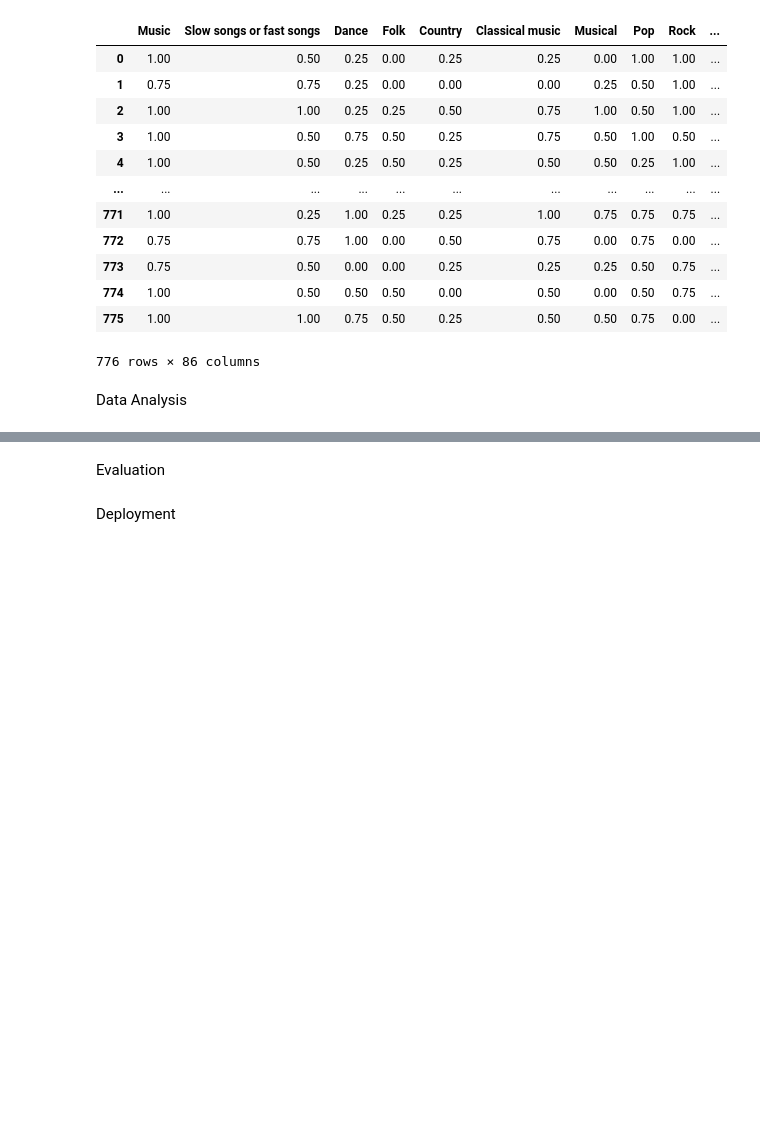
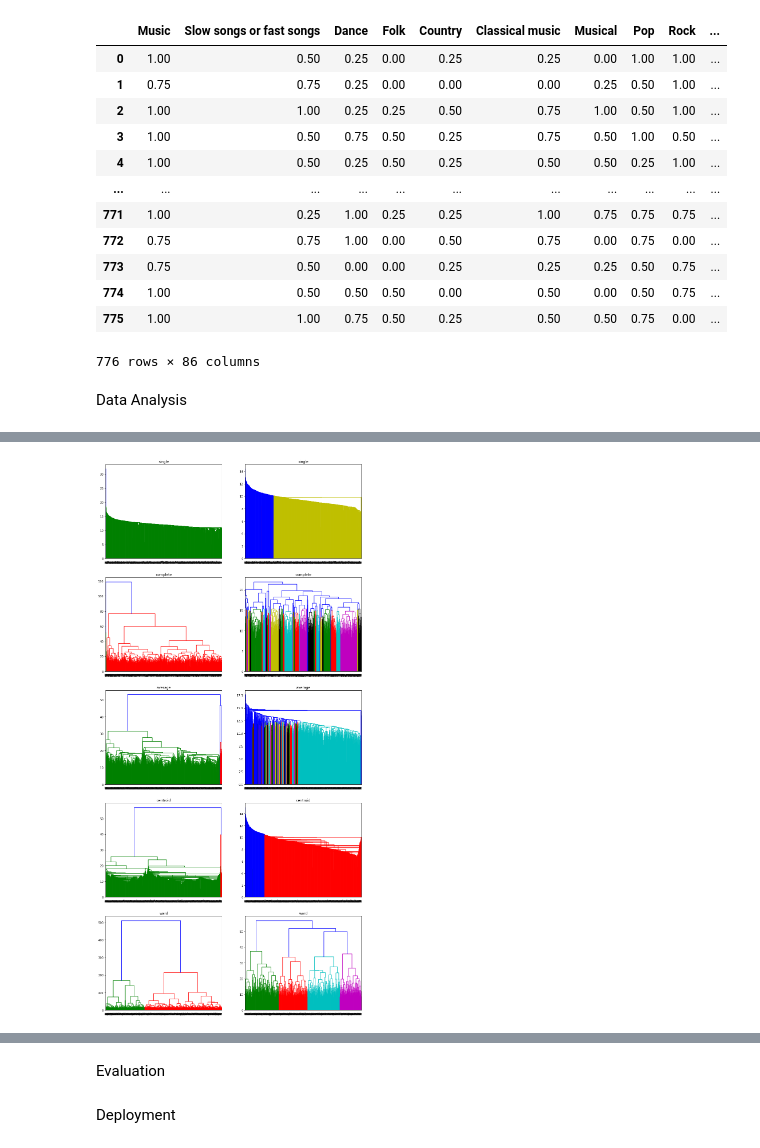
Before and after one commit to Kim1254/2022_termproject_ds, a Jupyter notebook: main.ipynb, the cells around one changed output, grey strips where cells are left out. Saved outputs shown, nothing was run; the diff lists cells and outputs as text; code cells hidden in the pictures; blank space fills up the shorter version.

```diff
--- a/main.ipynb
+++ b/main.ipynb
@@ -388,0 +597,17 @@ Data Analysis
+# %%
+# Data without scaling on the left and data without scaling on the right
+# In order, single linkage, complete linkage, average linkage, central linkage, and hard linkage were applied.
+# Proximity matrix is created based on distance, and clusters are grown accordingly, but the method of measuring the distance between clusters has changed, and the results of clustering have also been significantly different.
+
+linkage_list = ['single', 'complete', 'average', 'centroid', 'ward']
+data = [df, df2]
+
+fig, axes = plt.subplots(nrows=len(linkage_list), ncols=2, figsize=(16, 35))
+for i in range(len(linkage_list)):
+    for j in range(len(data)):
+        hierarchical_single = linkage(data[j], method=linkage_list[i])
+        dn = dendrogram(hierarchical_single, ax=axes[i][j])
+        axes[i][j].title.set_text(linkage_list[i])
+plt.show()
+# %% [output]
+[figure, added]
```
Also changed, not shown: parts of 37 cells of this notebook.
